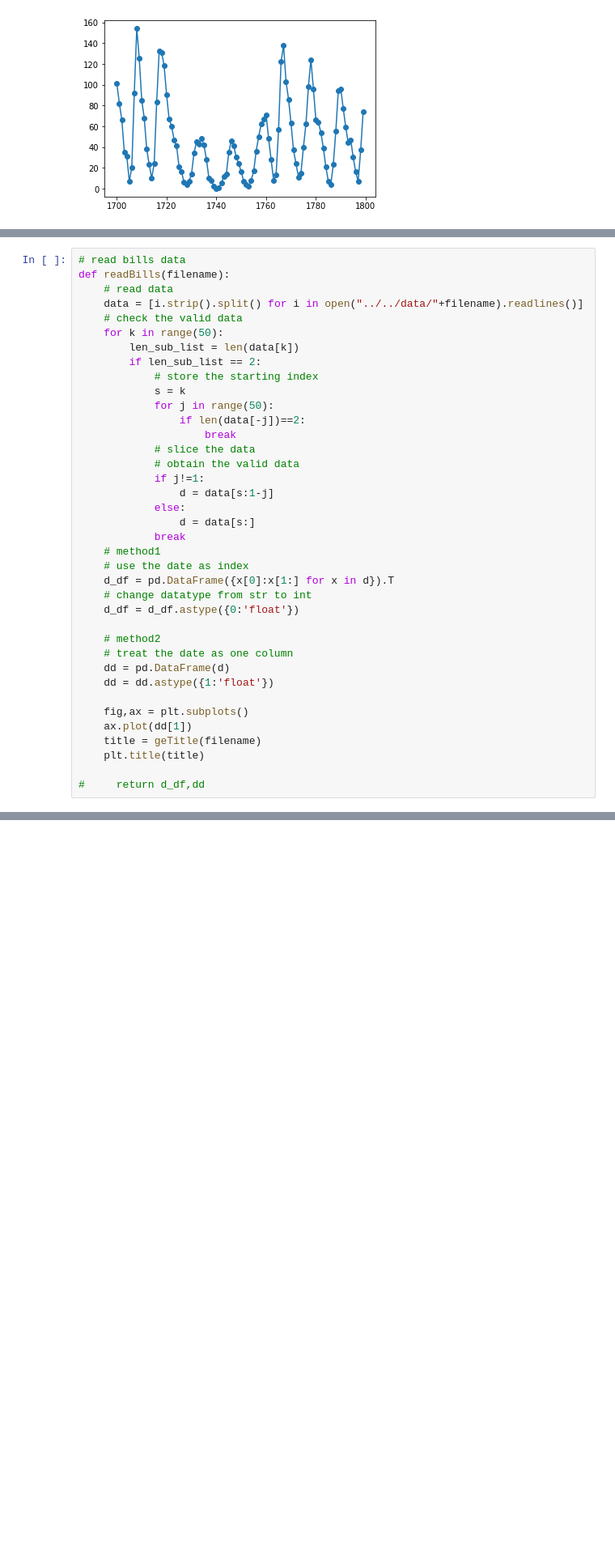
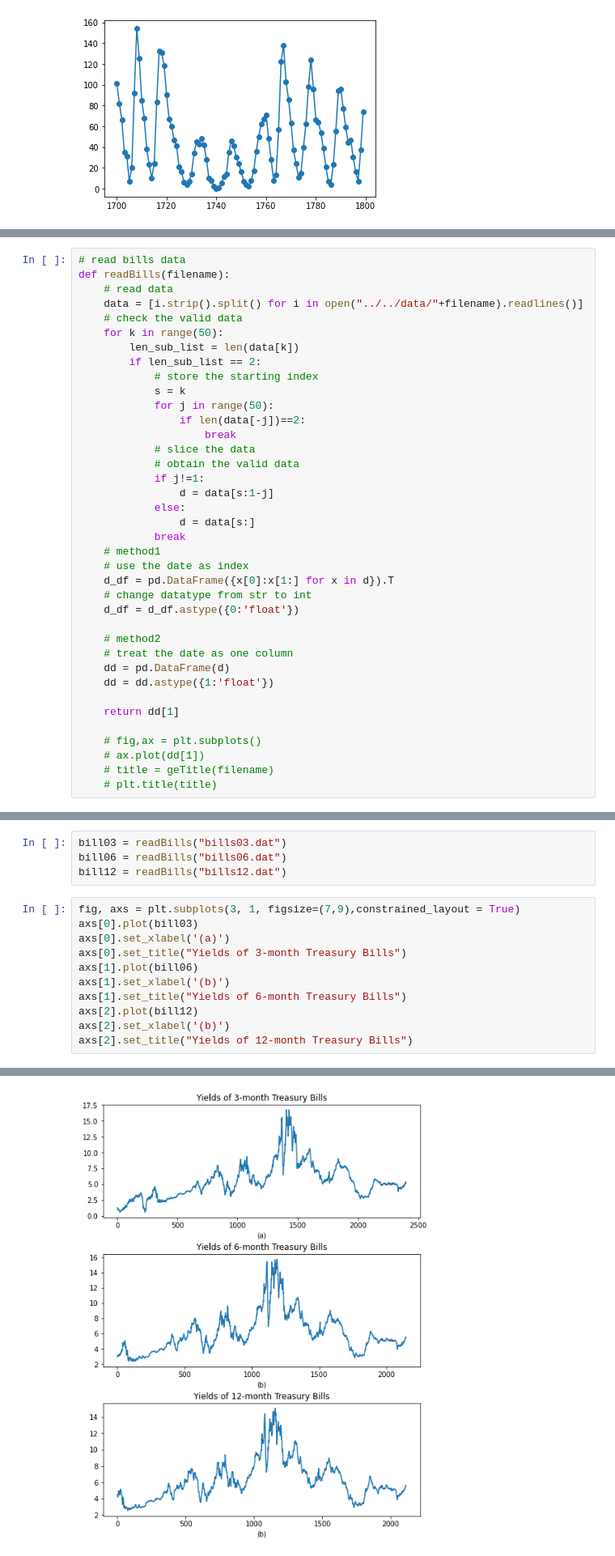
Before and after one commit to lu-lu-xue/Applied-Time-Series-Analysis, a Jupyter notebook: coding/ch1/Section 1.1.ipynb, the cells around one changed output, grey strips where cells are left out. Shown: that part at 81% size. Drawn from its saved outputs; the diff is of its cells as text; blank space fills up the shorter version.

Commit message:
remove geTitle fun, code cleanup

```diff
--- a/coding/ch1/Section 1.1.ipynb
+++ b/coding/ch1/Section 1.1.ipynb
@@ -91,9 +86,9 @@ def readBills(filename):
     dd = pd.DataFrame(d)
     dd = dd.astype({1:'float'})
 
-    fig,ax = plt.subplots()
-    ax.plot(dd[1])
-    title = geTitle(filename)
-    plt.title(title)
+    return dd[1]
 
-#     return d_df,dd
+    # fig,ax = plt.subplots()
+    # ax.plot(dd[1])
+    # title = geTitle(filename)
+    # plt.title(title)
@@ -111,0 +95,16 @@ readBills("bills12.dat")
+# %%
+bill03 = readBills("bills03.dat")
+bill06 = readBills("bills06.dat")
+bill12 = readBills("bills12.dat")
+# %%
+fig, axs = plt.subplots(3, 1, figsize=(7,9),constrained_layout = True)
+axs[0].plot(bill03)
+axs[0].set_xlabel('(a)')
+axs[0].set_title("Yields of 3-month Treasury Bills")
+axs[1].plot(bill06)
+axs[1].set_xlabel('(b)')
+axs[1].set_title("Yields of 6-month Treasury Bills")
+axs[2].plot(bill12)
+axs[2].set_xlabel('(b)')
+axs[2].set_title("Yields of 12-month Treasury Bills")
+# %% [output]
@@ -112,3 +112,4 @@ readBills("bills12.dat")
+[figure, added]
 # %% [markdown]
 $\textbf{Example 1.4}$
 # %%
```
Also changed, not shown: parts of 13 cells of this notebook.
